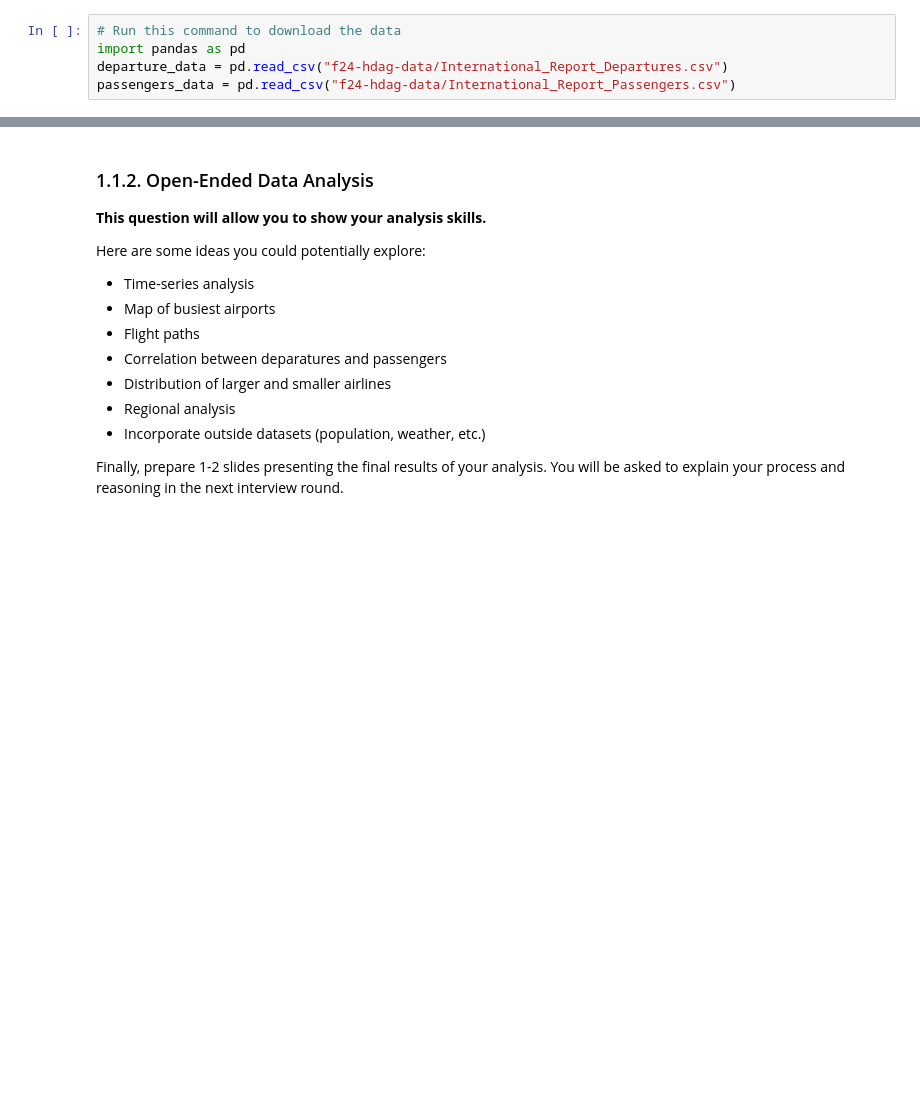
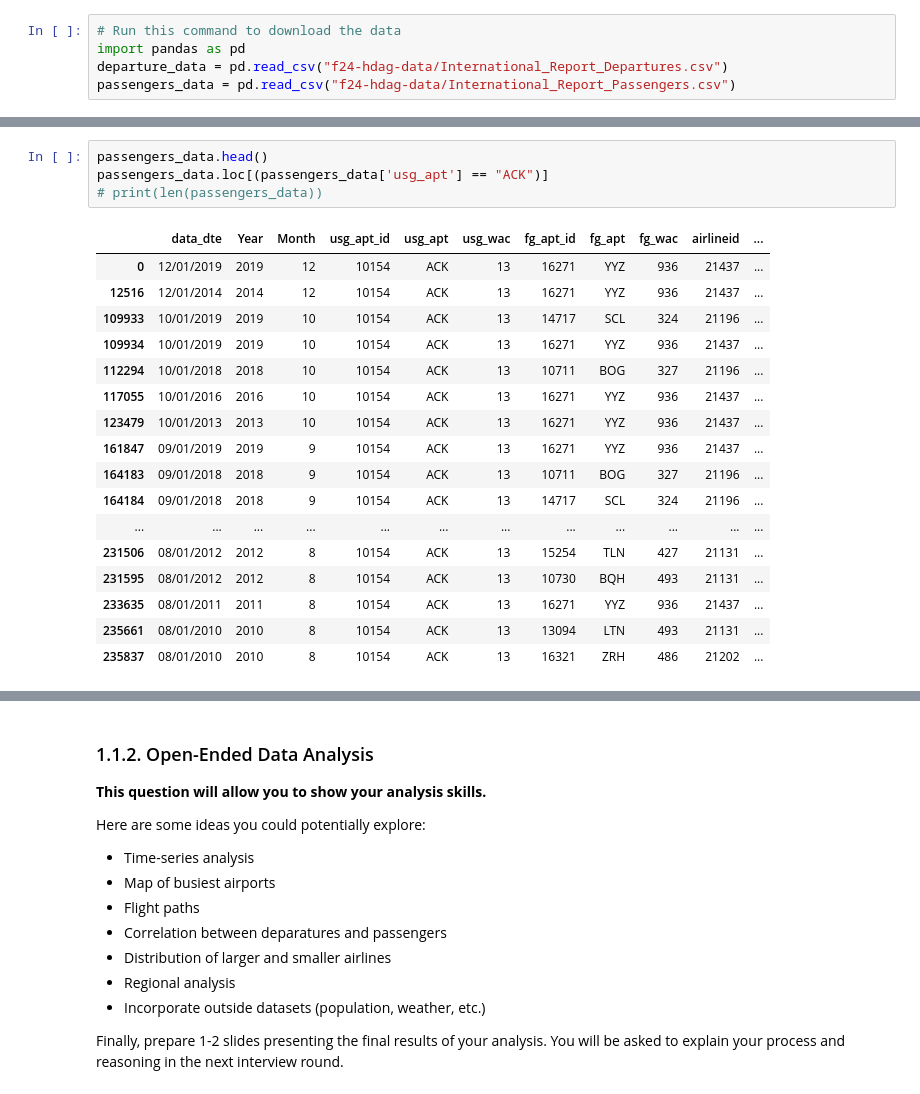
Before and after one commit to Freddy-Y/HDAG-Technical-Deliverable, a Jupyter notebook: F25_HDAG_Deliverable_Case_Team_Analyst.ipynb, the cells around one changed output, grey strips where cells are left out. Saved outputs shown, nothing was run; the diff lists cells and outputs as text; blank space fills up the shorter version.

```diff
--- a/F25_HDAG_Deliverable_Case_Team_Analyst.ipynb
+++ b/F25_HDAG_Deliverable_Case_Team_Analyst.ipynb
@@ -102,0 +84,22 @@ passengers_data
+# %%
+passengers_data.head()
+passengers_data.loc[(passengers_data['usg_apt'] == "ACK")]
+# print(len(passengers_data))
+# %% [output]
+|  | data_dte | Year | Month | usg_apt_id | usg_apt | usg_wac | fg_apt_id | fg_apt | fg_wac | airlineid | ... |
+| 0 | 12/01/2019 | 2019 | 12 | 10154 | ACK | 13 | 16271 | YYZ | 936 | 21437 | ... |
+| 12516 | 12/01/2014 | 2014 | 12 | 10154 | ACK | 13 | 16271 | YYZ | 936 | 21437 | ... |
+| 109933 | 10/01/2019 | 2019 | 10 | 10154 | ACK | 13 | 14717 | SCL | 324 | 21196 | ... |
+| 109934 | 10/01/2019 | 2019 | 10 | 10154 | ACK | 13 | 16271 | YYZ | 936 | 21437 | ... |
+| 112294 | 10/01/2018 | 2018 | 10 | 10154 | ACK | 13 | 10711 | BOG | 327 | 21196 | ... |
+| 117055 | 10/01/2016 | 2016 | 10 | 10154 | ACK | 13 | 16271 | YYZ | 936 | 21437 | ... |
+| 123479 | 10/01/2013 | 2013 | 10 | 10154 | ACK | 13 | 16271 | YYZ | 936 | 21437 | ... |
+| 161847 | 09/01/2019 | 2019 | 9 | 10154 | ACK | 13 | 16271 | YYZ | 936 | 21437 | ... |
+| 164183 | 09/01/2018 | 2018 | 9 | 10154 | ACK | 13 | 10711 | BOG | 327 | 21196 | ... |
+| 164184 | 09/01/2018 | 2018 | 9 | 10154 | ACK | 13 | 14717 | SCL | 324 | 21196 | ... |
+| ... | ... | ... | ... | ... | ... | ... | ... | ... | ... | ... | ... |
+| 231506 | 08/01/2012 | 2012 | 8 | 10154 | ACK | 13 | 15254 | TLN | 427 | 21131 | ... |
+| 231595 | 08/01/2012 | 2012 | 8 | 10154 | ACK | 13 | 10730 | BQH | 493 | 21131 | ... |
+| 233635 | 08/01/2011 | 2011 | 8 | 10154 | ACK | 13 | 16271 | YYZ | 936 | 21437 | ... |
+| 235661 | 08/01/2010 | 2010 | 8 | 10154 | ACK | 13 | 13094 | LTN | 493 | 21131 | ... |
+| 235837 | 08/01/2010 | 2010 | 8 | 10154 | ACK | 13 | 16321 | ZRH | 486 | 21202 | ... |
```
Also changed, not shown: parts of 9 cells of this notebook.
